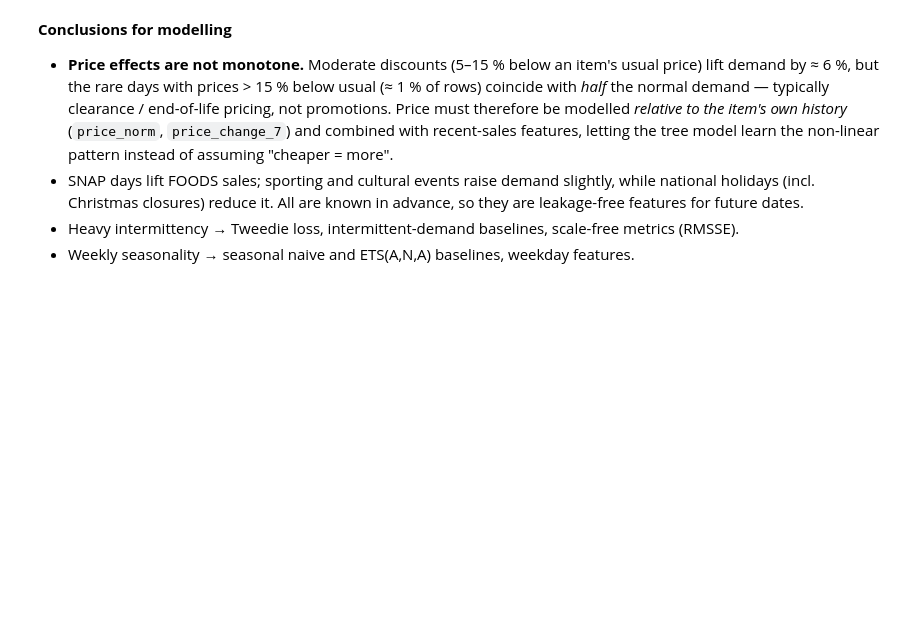
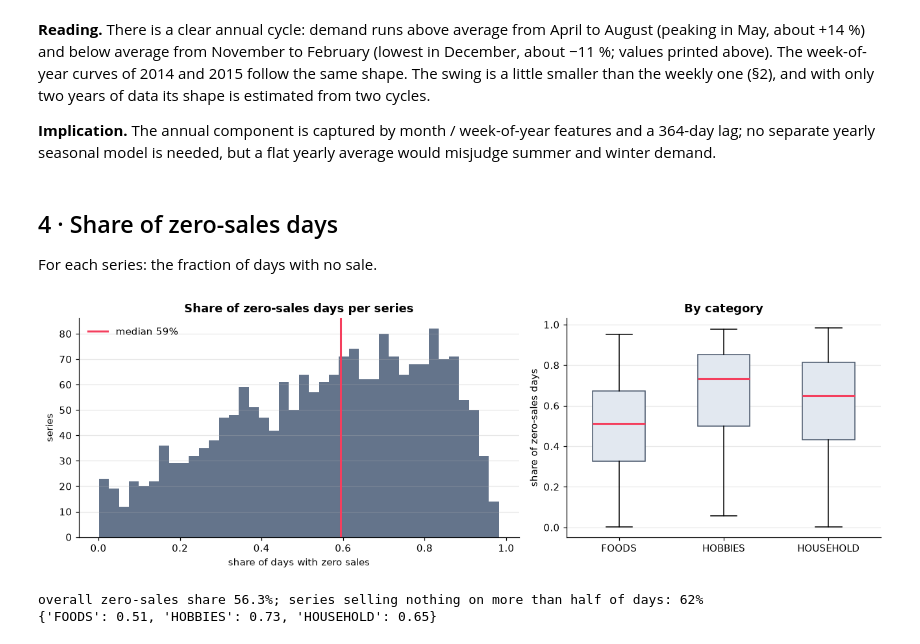
Before and after one commit to Nayeem135/End-to-End-Demand-Forecasting-Intelligent-Inventory-Optimization-Engine, a Jupyter notebook: notebooks/01_eda.ipynb, the cells around one changed output. Drawn from its saved outputs; the diff is of its cells as text; code cells hidden in the pictures; blank space fills up the shorter version.

```diff
--- a/notebooks/01_eda.ipynb
+++ b/notebooks/01_eda.ipynb
@@ -98,14 +187,35 @@ plt.tight_layout()
 # %% [markdown]
-**Conclusions for modelling**
+**Reading.** There is a clear annual cycle: demand runs above average from April to August
+(peaking in May, about +14 %) and below average from November to February (lowest in
+December, about −11 %; values printed above). The week-of-year curves of 2014 and 2015
+follow the same shape. The swing is a little smaller than the weekly one (§2), and with
+only two years of data its shape is estimated from two cycles.
 
-* **Price effects are not monotone.** Moderate discounts (5–15 % below an item's usual
-  price) lift demand by ≈ 6 %, but the rare days with prices > 15 % below usual (≈ 1 % of
-  rows) coincide with *half* the normal demand — typically clearance / end-of-life pricing,
-  not promotions. Price must therefore be modelled *relative to the item's own history*
-  (`price_norm`, `price_change_7`) and combined with recent-sales features, letting the
-  tree model learn the non-linear pattern instead of assuming "cheaper = more".
-* SNAP days lift FOODS sales; sporting and cultural events raise demand slightly, while
-  national holidays (incl. Christmas closures) reduce it. All are known in advance, so they
-  are leakage-free features for future dates.
-* Heavy intermittency → Tweedie loss, intermittent-demand baselines, scale-free metrics (RMSSE).
-* Weekly seasonality → seasonal naive and ETS(A,N,A) baselines, weekday features.
+**Implication.** The annual component is captured by month / week-of-year features and a
+364-day lag; no separate yearly seasonal model is needed, but a flat yearly average would
+misjudge summer and winter demand.
+# %% [markdown]
+## 4 · Share of zero-sales days
+
+For each series: the fraction of days with no sale.
+# %%
+zero = df.assign(zero=df["y"].eq(0)).groupby(["unique_id", "cat_id"])["zero"].mean().reset_index()
+fig, (a1, a2) = plt.subplots(1, 2, figsize=(12, 4), gridspec_kw={"width_ratios": [1.4, 1]})
+a1.hist(zero["zero"], bins=40, color="#64748b")
+a1.axvline(zero["zero"].median(), color="#f43f5e", lw=2, label=f"median {zero['zero'].median():.0%}")
+a1.set(title="Share of zero-sales days per series", xlabel="share of days with zero sales", ylabel="series")
+a1.legend()
+cats = sorted(zero["cat_id"].unique())
+a2.boxplot([zero.loc[zero["cat_id"] == c, "zero"] for c in cats], tick_labels=cats, widths=0.5,
+           medianprops={"color": "#f43f5e", "lw": 2}, patch_artist=True,
+           boxprops={"facecolor": "#e2e8f0", "edgecolor": "#475569"})
+a2.set(title="By category", ylabel="share of zero-sales days")
+save(fig, "04_zero_sales_share")
+plt.show()
+print(f"overall zero-sales share {df['y'].eq(0).mean():.1%}; "
+      f"series selling nothing on more than half of days: {(zero['zero'] > 0.5).mean():.0%}")
+print(zero.groupby("cat_id")["zero"].median().round(2).to_dict())
+# %% [output]
+[figure, added]
+overall zero-sales share 56.3%; series selling nothing on more than half of days: 62%
+{'FOODS': 0.51, 'HOBBIES': 0.73, 'HOUSEHOLD': 0.65}
```
Also changed, not shown: parts of 24 cells of this notebook, 11 other files.
